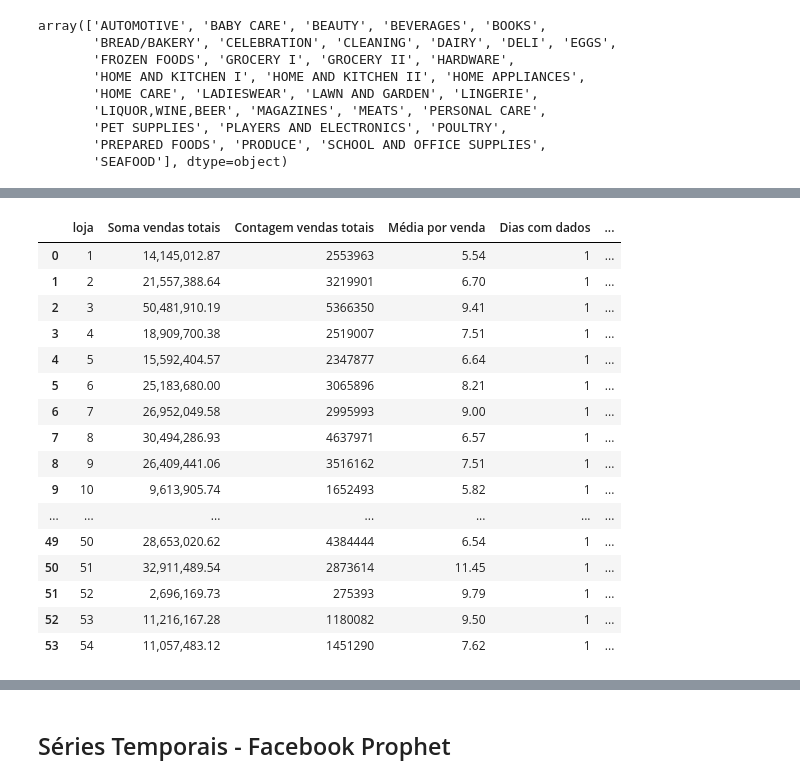
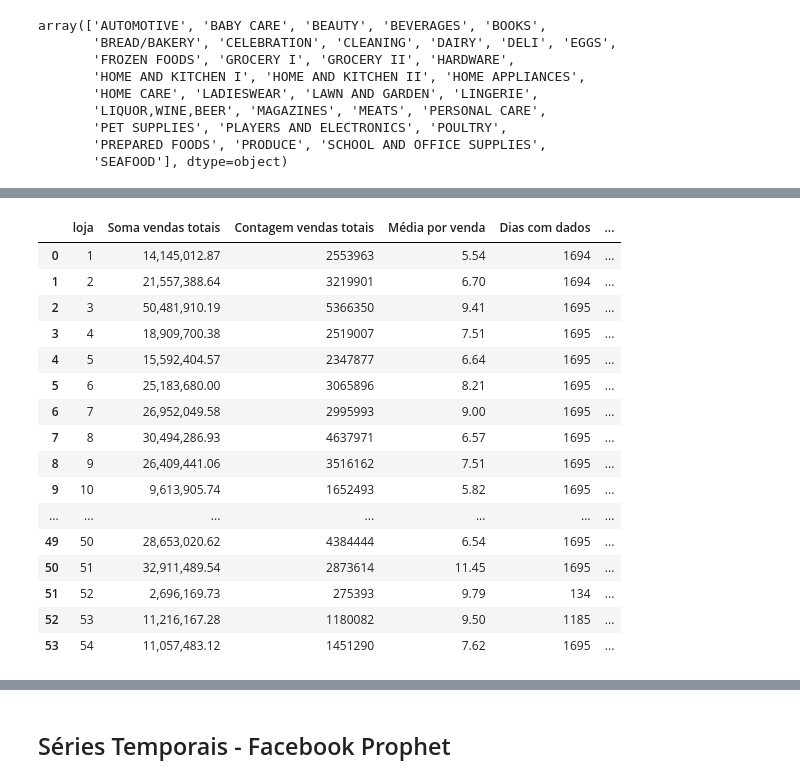
Before and after one commit to lgregs/TCC-PUCSP-CDIA, a Jupyter notebook: StoreSalesTimeSeries.ipynb, the cells around one changed output, grey strips where cells are left out. Drawn from its saved outputs; the diff is of its cells as text; code cells hidden in the pictures.

```diff
--- a/StoreSalesTimeSeries.ipynb
+++ b/StoreSalesTimeSeries.ipynb
@@ -138,14 +100,0 @@ resultado
-# %%
-# COLUNAS COM M
-
-# Criar coluna count_not_zero
-resultado['count_not_zero'] = resultado['sales'].apply(lambda x: 1 if x != 0 else 0)
-
-# Criar coluna sales_sum
-resultado['sales_sum'] = resultado.groupby(['store_nbr', 'family'])['sales'].transform('sum')
-
-# Criar coluna sales_mean
-resultado['sales_mean'] = resultado.groupby(['store_nbr', 'family'])['sales'].transform('mean')
-
-# Exibir o DataFrame resultante
-resultado
@@ -176,0 +101,18 @@ df.head()
+# %%
+def categoria_predominante(loja):
+  '''
+  Essa função nos ajuda a ver qual categoria é mais vendida em uma certa loja a sua escolha
+  '''
+  a = df[df['store_nbr']== loja]
+  resultado_groupby = a.groupby(['store_nbr', 'family']).agg({
+      'sales': [
+          ('count_not_zero', lambda x: (x != 0).sum()),
+          ('sum', 'sum'),
+          ('mean', 'mean')
+      ]
+  }).reset_index()
+  resultado_groupby.columns = ['store_nbr', 'family', 'count_not_zero', 'sales_sum', 'sales_mean']
+  resultado_ordenado = resultado_groupby.sort_values(by='sales_sum', ascending=False)
+  pd.options.display.float_format = '{:,.2f}'.format
+  resultado_ordenado = resultado_ordenado.reset_index(drop=True)
+  return resultado_ordenado
@@ -203,10 +150,10 @@ df_kmeans = df_kmeans.drop(['city','state','sales'], axis =1)
 # %%
 lista_dias_com_dados = []
 for i in range(1,55):
-  resultado_1 = df_kmeans
+  resultado = categoria_predominante(i)
 
   # Acessar a coluna 'count_not_zero' da primeira instância e salvar os valores em uma lista
-  primeira_instancia_count_not_zero = resultado_1.loc[0, 'count_not_zero']
+  primeira_instancia_count_not_zero = resultado.loc[0, 'count_not_zero']
   lista_dias_com_dados.append(primeira_instancia_count_not_zero)
 # %%
 data = {'loja': soma_vendas_por_loja['store_nbr'],
@@ -215,25 +162,25 @@ data = {'loja': soma_vendas_por_loja['store_nbr'],
         'Média por venda': soma_vendas_por_loja['soma_vendas']/contagem_vendas_por_loja['contagem_vendas'],
         'Dias com dados': lista_dias_com_dados}
 # %%
-df_tamanho = pd.DataFrame(data)
-df_tamanho['Média do faturamento por dia'] = df_tamanho['Soma vendas totais']/df_tamanho['Dias com dados']
-df_tamanho['Média de vendas por dia'] = df_tamanho['Contagem vendas totais']/df_tamanho['Dias com dados']
-df_tamanho
+df_lojas = pd.DataFrame(data)
+df_lojas['Média do faturamento por dia'] = df_lojas['Soma vendas totais']/df_lojas['Dias com dados']
+df_lojas['Média de vendas por dia'] = df_lojas['Contagem vendas totais']/df_lojas['Dias com dados']
+df_lojas
 # %% [output]
 |  | loja | Soma vendas totais | Contagem vendas totais | Média por venda | Dias com dados | ... |
-| 0 | 1 | 14,145,012.87 | 2553963 | 5.54 | 1 | ... |
-| 1 | 2 | 21,557,388.64 | 3219901 | 6.70 | 1 | ... |
-| 2 | 3 | 50,481,910.19 | 5366350 | 9.41 | 1 | ... |
-| 3 | 4 | 18,909,700.38 | 2519007 | 7.51 | 1 | ... |
-| 4 | 5 | 15,592,404.57 | 2347877 | 6.64 | 1 | ... |
-| 5 | 6 | 25,183,680.00 | 3065896 | 8.21 | 1 | ... |
-| 6 | 7 | 26,952,049.58 | 2995993 | 9.00 | 1 | ... |
-| 7 | 8 | 30,494,286.93 | 4637971 | 6.57 | 1 | ... |
-| 8 | 9 | 26,409,441.06 | 3516162 | 7.51 | 1 | ... |
-| 9 | 10 | 9,613,905.74 | 1652493 | 5.82 | 1 | ... |
+| 0 | 1 | 14,145,012.87 | 2553963 | 5.54 | 1694 | ... |
+| 1 | 2 | 21,557,388.64 | 3219901 | 6.70 | 1694 | ... |
+| 2 | 3 | 50,481,910.19 | 5366350 | 9.41 | 1695 | ... |
+| 3 | 4 | 18,909,700.38 | 2519007 | 7.51 | 1695 | ... |
+| 4 | 5 | 15,592,404.57 | 2347877 | 6.64 | 1695 | ... |
+| 5 | 6 | 25,183,680.00 | 3065896 | 8.21 | 1695 | ... |
+| 6 | 7 | 26,952,049.58 | 2995993 | 9.00 | 1695 | ... |
+| 7 | 8 | 30,494,286.93 | 4637971 | 6.57 | 1695 | ... |
+| 8 | 9 | 26,409,441.06 | 3516162 | 7.51 | 1695 | ... |
+| 9 | 10 | 9,613,905.74 | 1652493 | 5.82 | 1695 | ... |
 | ... | ... | ... | ... | ... | ... | ... |
-| 49 | 50 | 28,653,020.62 | 4384444 | 6.54 | 1 | ... |
-| 50 | 51 | 32,911,489.54 | 2873614 | 11.45 | 1 | ... |
-| 51 | 52 | 2,696,169.73 | 275393 | 9.79 | 1 | ... |
-| 52 | 53 | 11,216,167.28 | 1180082 | 9.50 | 1 | ... |
-| 53 | 54 | 11,057,483.12 | 1451290 | 7.62 | 1 | ... |
+| 49 | 50 | 28,653,020.62 | 4384444 | 6.54 | 1695 | ... |
+| 50 | 51 | 32,911,489.54 | 2873614 | 11.45 | 1695 | ... |
+| 51 | 52 | 2,696,169.73 | 275393 | 9.79 | 134 | ... |
+| 52 | 53 | 11,216,167.28 | 1180082 | 9.50 | 1185 | ... |
+| 53 | 54 | 11,057,483.12 | 1451290 | 7.62 | 1695 | ... |
```
Also changed, not shown: parts of 28 cells of this notebook.
